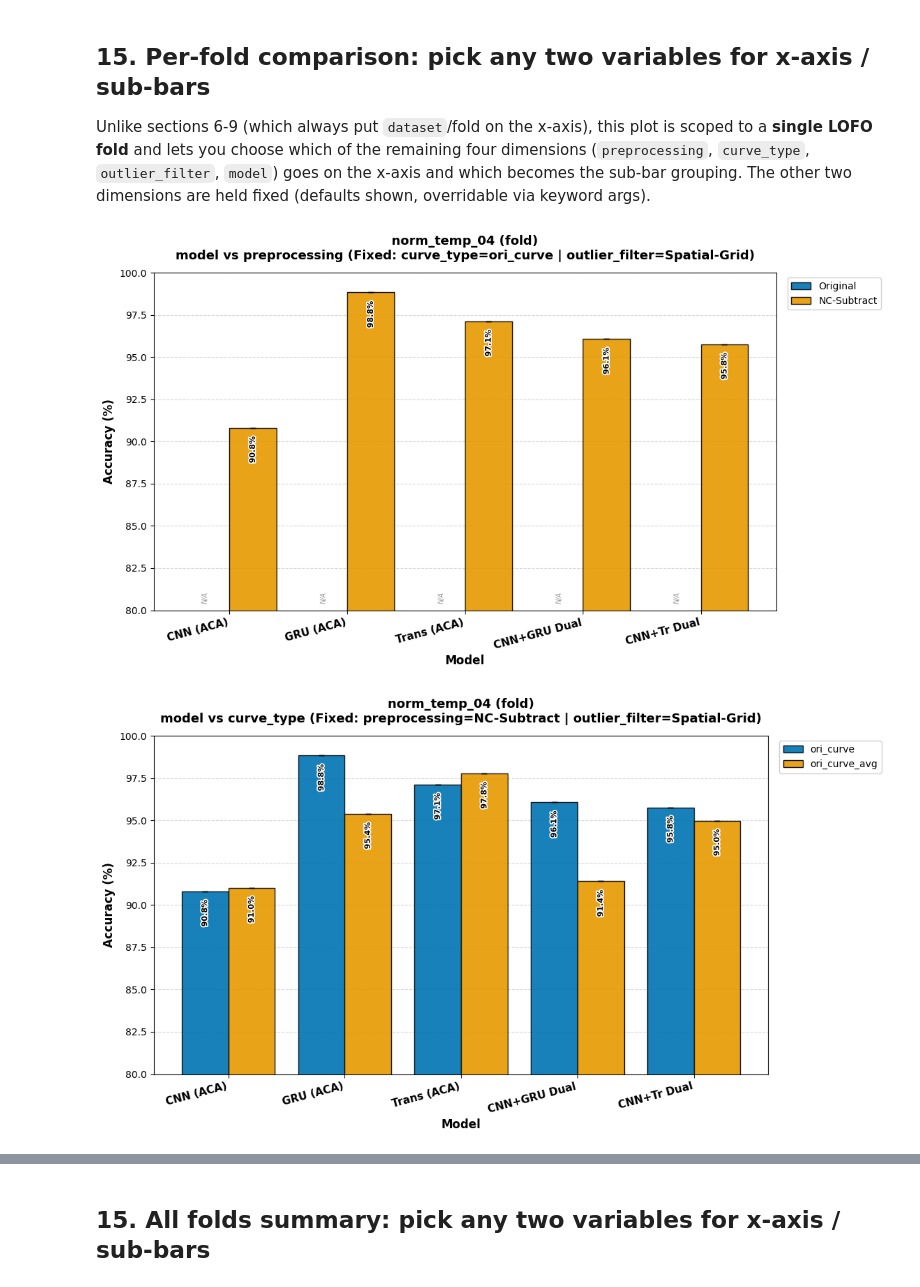
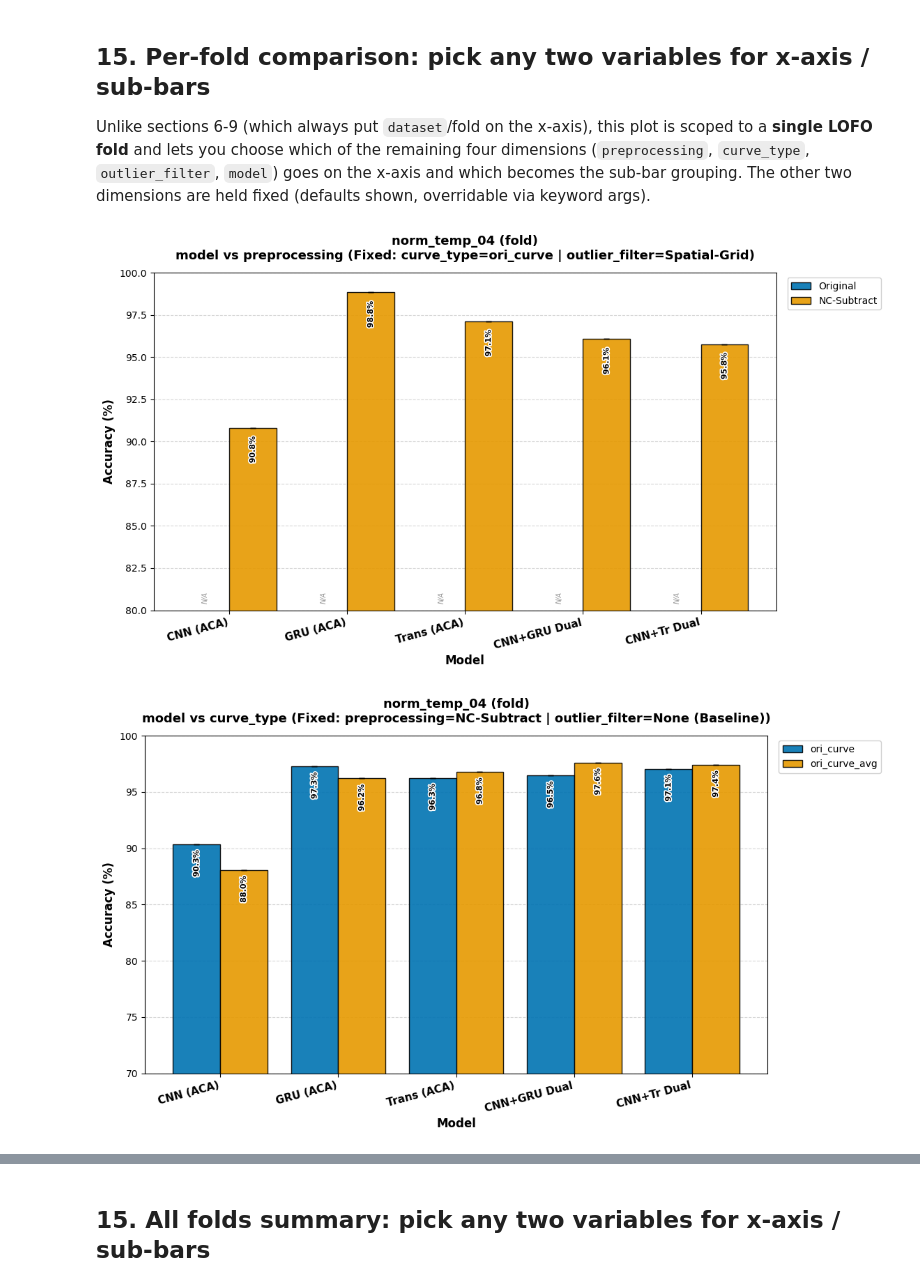
Before and after one commit to kautsarg/POC_DDM, a Jupyter notebook: gk_code/main/result_comparison_crossval.ipynb, the cells around one changed output, grey strips where cells are left out. Saved outputs shown, nothing was run; the diff lists cells and outputs as text; code cells hidden in the pictures.

```diff
--- a/gk_code/main/result_comparison_crossval.ipynb
+++ b/gk_code/main/result_comparison_crossval.ipynb
@@ -182,6 +182,8 @@ def load_results_long_df(merge_nc_classes=False):
 
 
 results_df = load_results_long_df(merge_nc_classes=True)
+results_df = results_df[results_df["preprocessing"] == "nc_subtract"]
+
 print(f"\nLoaded {len(results_df)} rows.")
 
 DATASET_NAMES = sorted(results_df["dataset"].unique())
@@ -680,35 +682,36 @@ DEFAULT_VALUES_PREPROCESSING = {
 }
 plot_per_dataset_comparison(results_df, dim_defaults=DEFAULT_VALUES_PREPROCESSING, dataset_folder=DEFAULT_DATASET_FOLDER, x_col="model", hue_col="preprocessing")
 
 #CURVE TYPE
 DEFAULT_VALUES_CURVE_TYPE = {
     "preprocessing": "nc_subtract",
     # "curve_type": "ori_curve",
-    "outlier_filter": 'spatial_grid_label_elbow',
+    # "outlier_filter": 'spatial_grid_label_elbow',
+    "outlier_filter": None,
     # "model": "cnn_gru_dual",
 }
 plot_per_dataset_comparison(results_df, dim_defaults=DEFAULT_VALUES_CURVE_TYPE, dataset_folder=DEFAULT_DATASET_FOLDER, x_col="model", hue_col="curve_type")
 
 #OUTLIER
 DEFAULT_VALUES_OUTLIER_FILTER = {
     "preprocessing": "nc_subtract",
     "curve_type": "ori_curve",
     "outlier_filter": 'spatial_grid_label_elbow',
     # "model": "cnn_gru_dual",
 }
 plot_per_dataset_comparison(results_df, dim_defaults=DEFAULT_VALUES_OUTLIER_FILTER, dataset_folder=DEFAULT_DATASET_FOLDER, x_col="model", hue_col="outlier_filter")
 
 #MODEL
 DEFAULT_VALUES_MODEL = {
     "preprocessing": "nc_subtract",
     "curve_type": "ori_curve",
     "outlier_filter": 'spatial_grid_label_elbow',
     # "model": "cnn_gru_dual",
 }
 plot_per_dataset_comparison(results_df, dim_defaults=DEFAULT_VALUES_MODEL, dataset_folder=DEFAULT_DATASET_FOLDER, x_col="outlier_filter", hue_col="model")
 # %% [output]
 [figure]
-[figure, old version]
+[figure, new version]
 [figure]
 [figure]
 # %%
```
Also changed, not shown: parts of 11 cells of this notebook, 4 other files.
